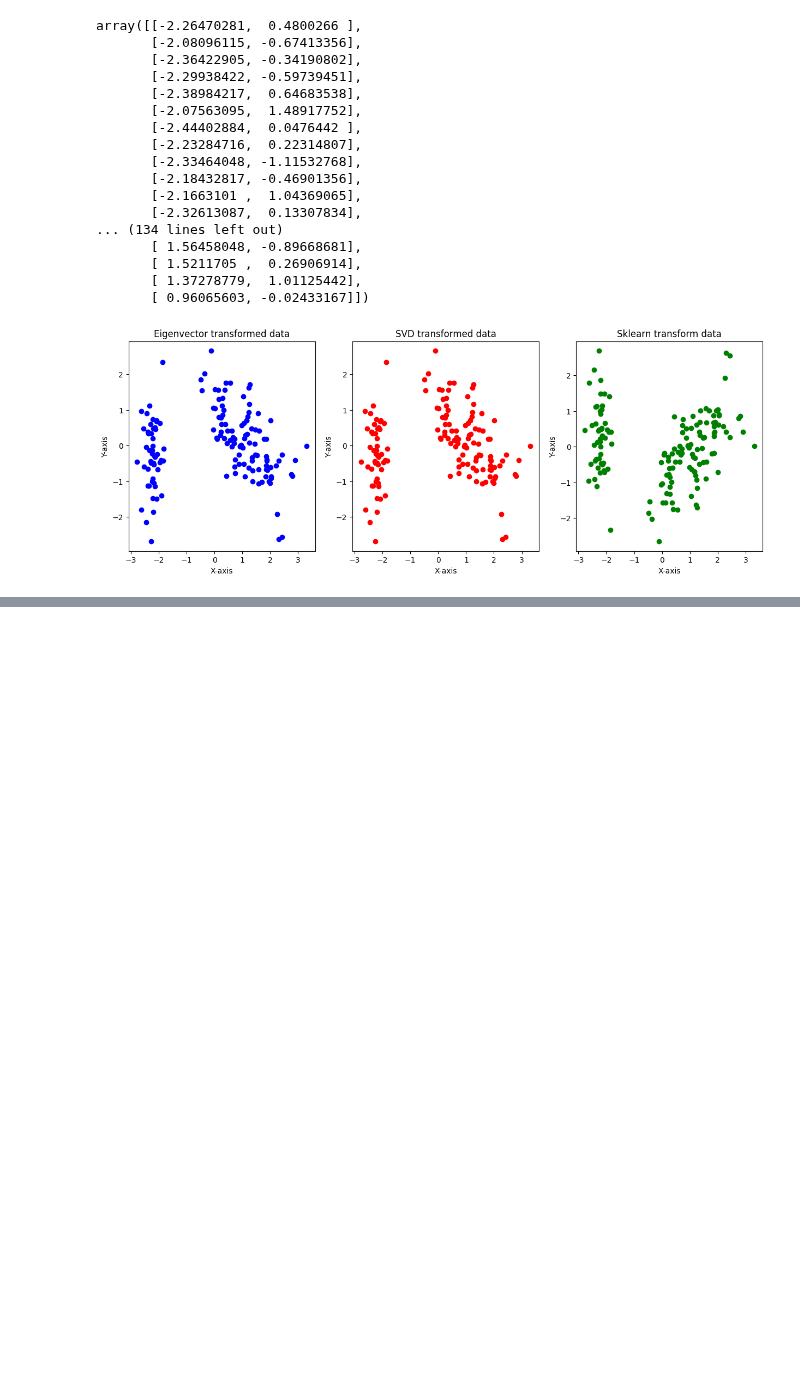
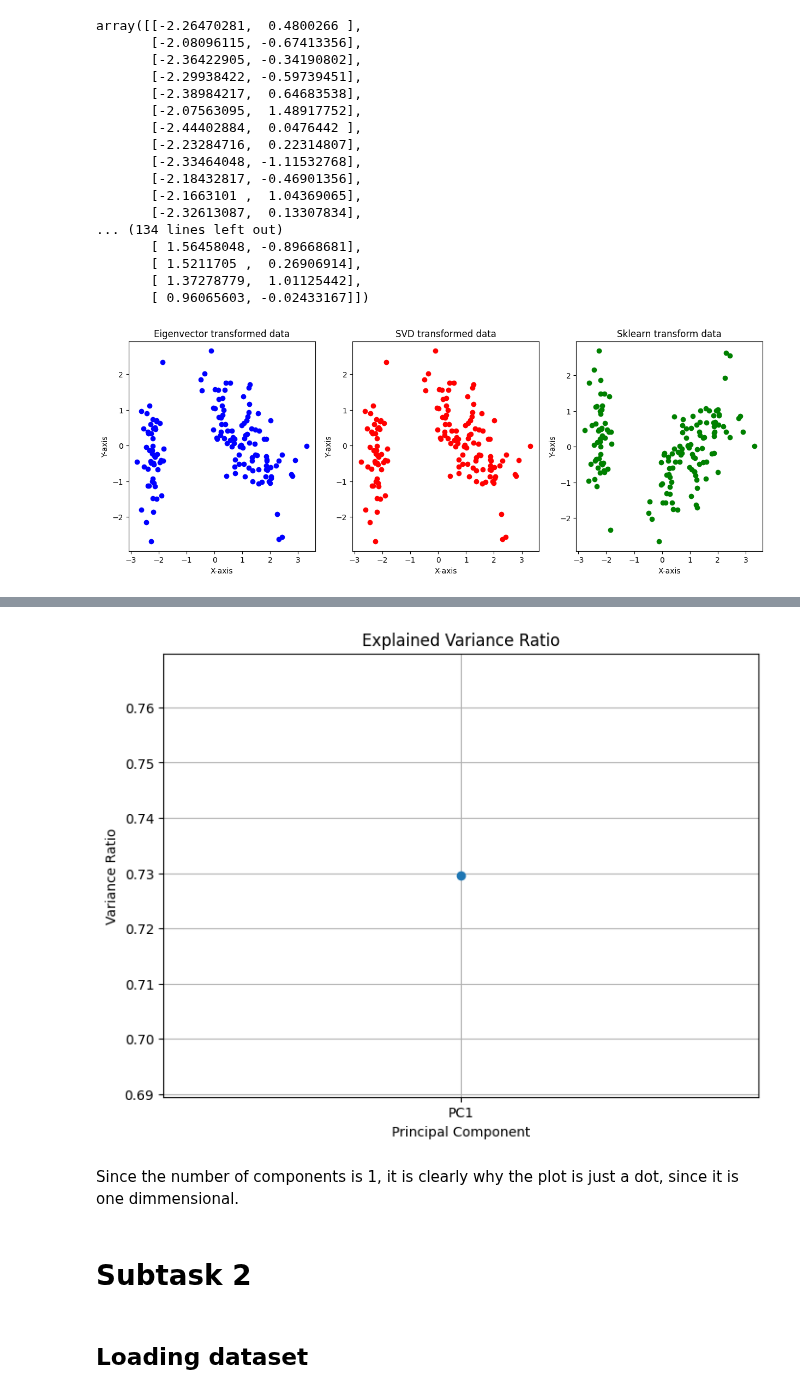
Before and after one commit to ooctavian/sigmoid-tasks, a Jupyter notebook: 04 Principal Component Analysis/main.ipynb, the cells around one changed output, grey strips where cells are left out. Cells and saved outputs as stored; diff of their text form; code cells hidden in the pictures; blank space fills up the shorter version.

```diff
--- a/04 Principal Component Analysis/main.ipynb
+++ b/04 Principal Component Analysis/main.ipynb
@@ -190,0 +193,5 @@ plt.show()
+# %%
+pca = PCA(n_components=1)
+pca.fit(X)
+X_pca = pca.transform(X)
+X_pca
@@ -190,0 +216,20 @@ plt.show()
+# %%
+import matplotlib.pyplot as plt
+
+# Plotting the explained variance ratio
+plt.figure(figsize=(8, 6))
+plt.plot(pca.explained_variance_ratio_, marker='o', linestyle='--')
+plt.title('Explained Variance Ratio')
+plt.xlabel('Principal Component')
+plt.ylabel('Variance Ratio')
+plt.xticks(range(len(pca.explained_variance_ratio_)), [f'PC{i+1}' for i in range(len(pca.explained_variance_ratio_))])
+plt.grid(True)
+plt.show()
+# %% [output]
+[figure, added]
+# %% [markdown]
+Since the number of components is 1, it is clearly why the plot is just a dot, since it is one dimmensional.
+# %% [markdown]
+# Subtask 2
+# %% [markdown]
+## Loading dataset
```
Also changed, not shown: parts of 15 cells of this notebook.
